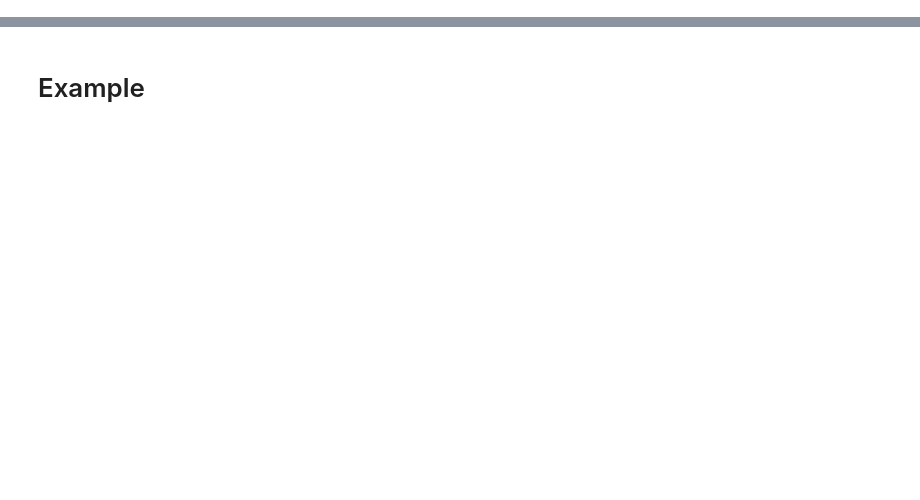
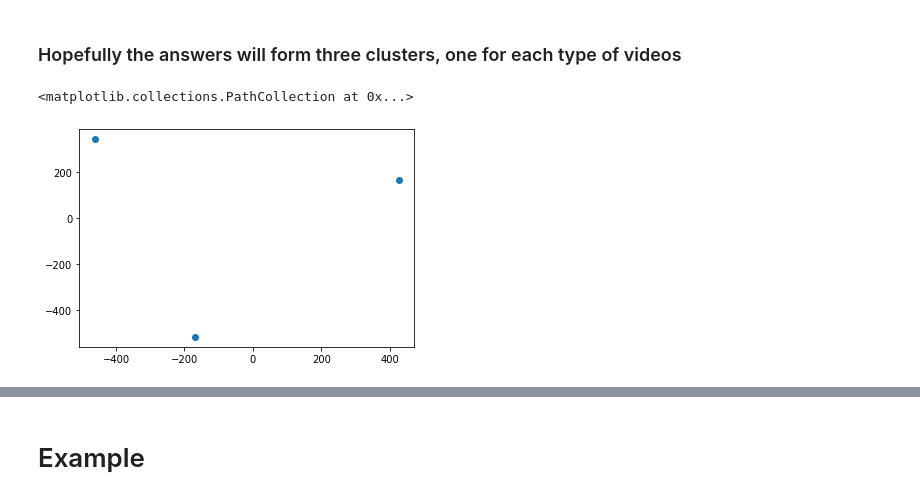
Before and after one commit to valentinoli/robot-anthropomorphism, a Jupyter notebook: python/project.ipynb, the cells around one changed output, grey strips where cells are left out. Drawn from its saved outputs; the diff is of its cells as text; code cells hidden in the pictures; blank space fills up the shorter version.

```diff
--- a/python/project.ipynb
+++ b/python/project.ipynb
@@ -33,11 +45,16 @@ IMPRESSIONS = {"Anthropomorphism": ANTHROPOMORPHISM_COLUMNS,
 # %%
 def collect_answers(aggregate=False):
     """
-    Description: Collects all answers (stored in one answers.csv file)
+    Description:
+    Collects all answers (stored in one answers.csv file)
                  from each surveys (one per video)
-    Arguments: aggregate (if true take the mean of the answers per impressions
-               type, if false returns all answers)
-    Outputs: A dataframe where each row represents one survey (= one video)
+
+    Arguments:
+    aggregate -- if true take the mean of the answers per impressions
+               type, if false returns all answers
+
+    Outputs:
+    A dataframe where each row represents one survey (= one video)
              and each columns are the answers to that survey
     """
     answers = pd.read_csv(ANSWERS_PATH, names = ANSWERS_COLUMNS, header=0)
@@ -54,10 +71,14 @@ def collect_features(identifier, aggregate=None):
     """
     Description: Collects the features over time of one processed video
                  (stored in one json file)
-    Arguments: aggregate (if not none, aggregates each features over time
-               either by taking the mean or by taking the max)
-               identifier (the identifier of the json file)
-    Outputs: If aggregate!=None return a single row containing the
+
+    Arguments:
+    aggregate -- if not none, aggregates each features over time
+               either by taking the mean or by taking the max
+    identifier -- the identifier of the json file
+
+    Outputs:
+    If aggregate!=None return a single row containing the
              aggregated features over time, otherwise each row represents
              a timestamp and each column is a feature
     """
@@ -85,11 +106,16 @@ def collect_features(identifier, aggregate=None):
 
 def collect_all_features(aggregate="mean"):
     """
-    Description: Collects all features (stored in all the json files)
+    Description:
+    Collects all features (stored in all the json files)
                  from each processed videos and group them in a dataframe.
-    Arguments: aggregate (the way we aggregate the facial features over
-               time, either mean or max)
-    Outputs: A dataframe where each row represents a processed
+
+    Arguments:
+    aggregate -- the way we aggregate the facial features over
+               time, either mean or max
+
+    Outputs:
+    A dataframe where each row represents a processed
              video and each columns is a facial feature recorded during that video.
     """
     answers = collect_answers()
@@ -101,0 +173,10 @@ def collect_all_features(aggregate="mean"):
+# %% [markdown]
+### Hopefully the answers will form three clusters, one for each type of videos
+# %%
+answers = collect_answers(aggregate=False)
+X = answers.values
+y_tsne = TSNE(n_components=2).fit_transform(X)
+plt.scatter(y_tsne[:,0],y_tsne[:,1])
+# %% [output]
+<matplotlib.collections.PathCollection at 0x...>
+[figure, added]
```
Also changed, not shown: parts of 12 cells of this notebook.
